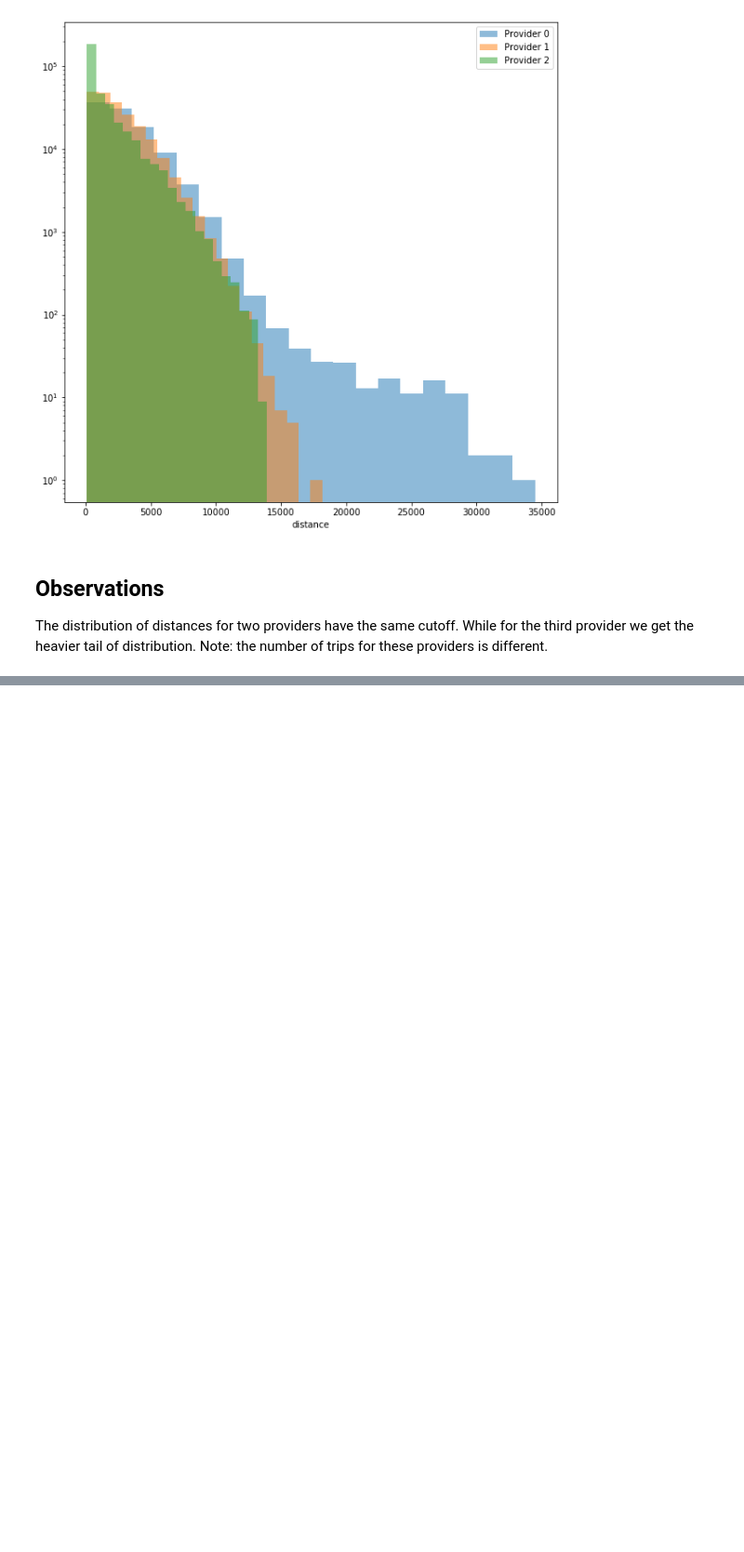
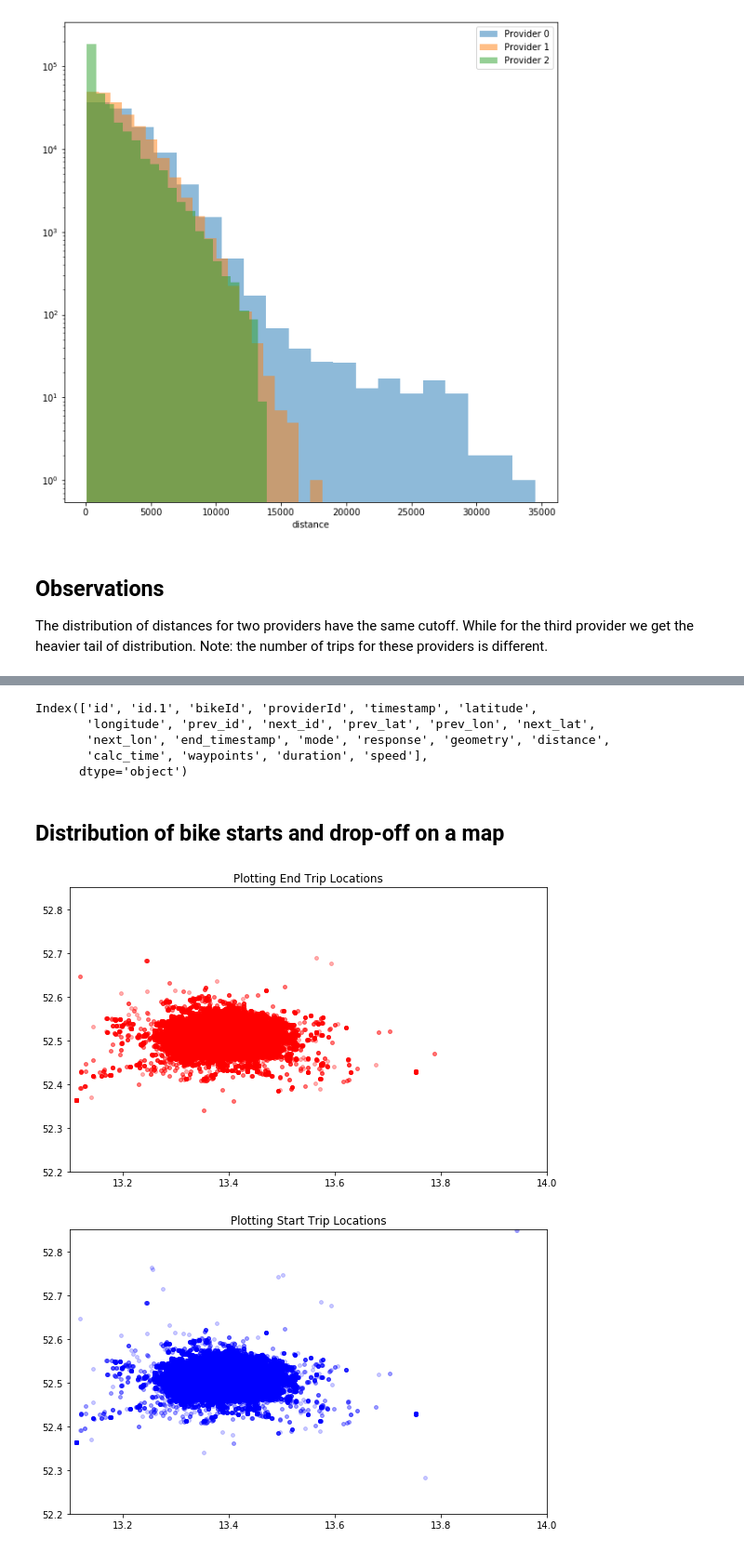
Before and after one commit to Liyubov/bike-sharing, a Jupyter notebook: bikes_mobility_analysis_trajectories/bikes_trajectories_analys.ipynb, the cells around one changed output, grey strips where cells are left out. Shown at 93% size. Drawn from its saved outputs; the diff is of its cells as text; code cells hidden in the pictures; blank space fills up the shorter version.

```diff
--- a/bikes_mobility_analysis_trajectories/bikes_trajectories_analys.ipynb
+++ b/bikes_mobility_analysis_trajectories/bikes_trajectories_analys.ipynb
@@ -543,0 +577,66 @@ use mobility software for analysis https://scikit-mobility.github.io/scikit-mobi
+# %%
+df_traj.columns
+# %% [output]
+Index(['id', 'id.1', 'bikeId', 'providerId', 'timestamp', 'latitude',
+       'longitude', 'prev_id', 'next_id', 'prev_lat', 'prev_lon', 'next_lat',
+       'next_lon', 'end_timestamp', 'mode', 'response', 'geometry', 'distance',
+       'calc_time', 'waypoints', 'duration', 'speed'],
+      dtype='object')
+# %% [markdown]
+## Distribution of bike starts and drop-off on a map
+# %%
+from datetime import datetime
+from geopy.distance import geodesic
+import numpy as np
+import pandas as pd
+import json
+import matplotlib.pyplot as plt
+
+############# geographic locations of the trips ###################
+
+BBox = (13.1,14.,52.2 , 52.85)# Berlin area location=[52.7808 , 13.9772],
+
+# Berlin = plt.imread('cutimage.png')
+
+
+def plot_positions_points(df, dflonstart, dflatstart, dflonstop, dflatstop):
+    x_pos, y_pos = list(dflonstart), list(dflatstart)
+    x_f,y_f = list(dflonstop), list(dflatstop)
+
+    d_x = list(map(lambda x: x[0]-x[1], zip(x_f,x_pos)))
+    d_y = list(map(lambda x: x[0]-x[1], zip(y_f,y_pos)))
+
+    fig, ax = plt.subplots(figsize = (8,5))
+    # ax.scatter(df.pick_long, df.pick_lat, zorder=2, alpha= 0.2, c='b', s=15)
+    ax.scatter(dflonstop, dflatstop, zorder=1, alpha= 0.3, c='r', s=15)
+    ax.set_title('Plotting End Trip Locations')
+    ax.set_xlim(BBox[0],BBox[1])
+    ax.set_ylim(BBox[2],BBox[3])
+    #ax.imshow(saclay, zorder=0, extent = BBox, aspect= 'equal')
+    plt.tight_layout()
+    #plt.savefig('end_points_trips.png')
+    plt.show()
+
+
+    fig, ax = plt.subplots(figsize = (8,5))
+    ax.scatter(dflonstart, dflatstart, zorder=2, alpha= 0.2, c='b', s=15)
+    # ax.scatter(df.drop_long, df.drop_lat, zorder=1, alpha= 0.3, c='r', s=15)
+    ax.set_title('Plotting Start Trip Locations')
+    ax.set_xlim(BBox[0],BBox[1])
+    ax.set_ylim(BBox[2],BBox[3])
+    #ax.imshow(saclay, zorder=0, extent = BBox, aspect= 'equal')
+    plt.tight_layout()
+    #plt.savefig('start_points.png')
+    plt.show()
+
+
+
+dflonstart = df_traj.prev_lon
+dflatstart = df_traj.prev_lat
+dflonstop = df_traj.next_lon
+dflatstop = df_traj.next_lat
+
+plot_positions_points(df_traj, dflonstart, dflatstart, dflonstop, dflatstop)
+# %% [output]
+[figure, added]
+[figure, added]
```
Also changed, not shown: parts of 4 cells of this notebook.
